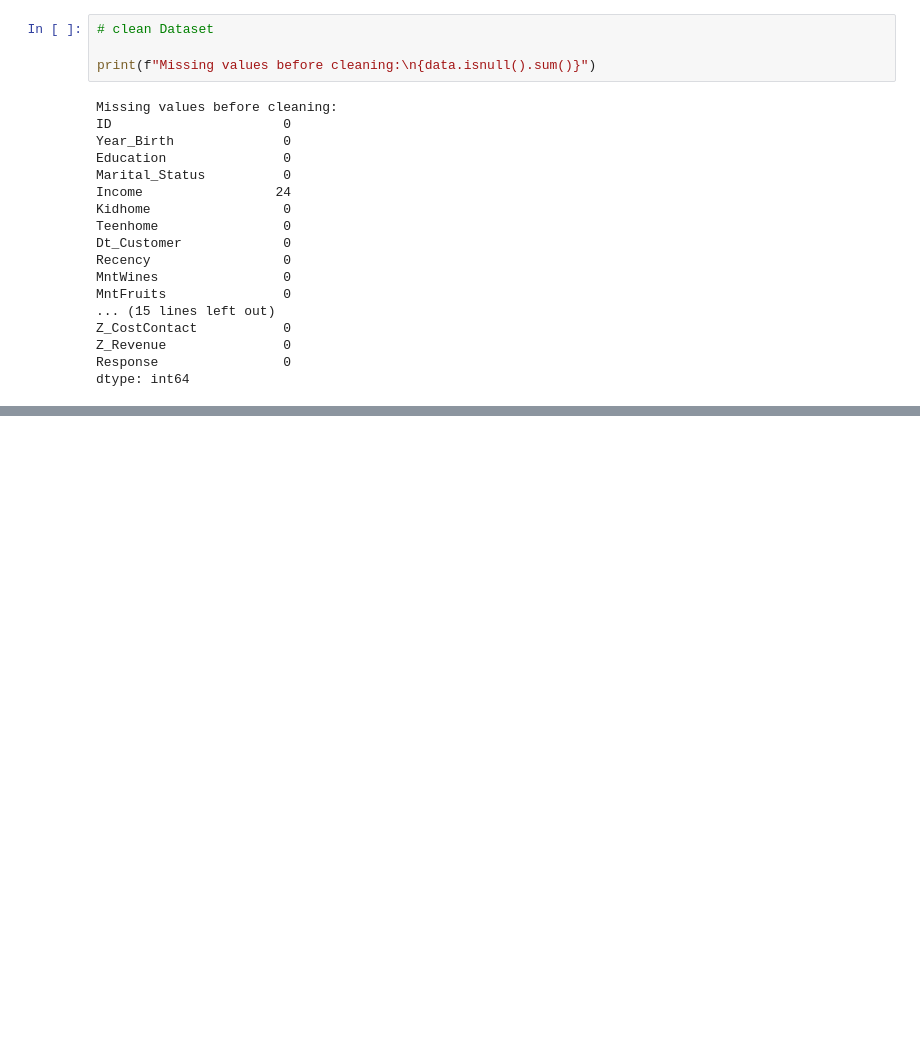
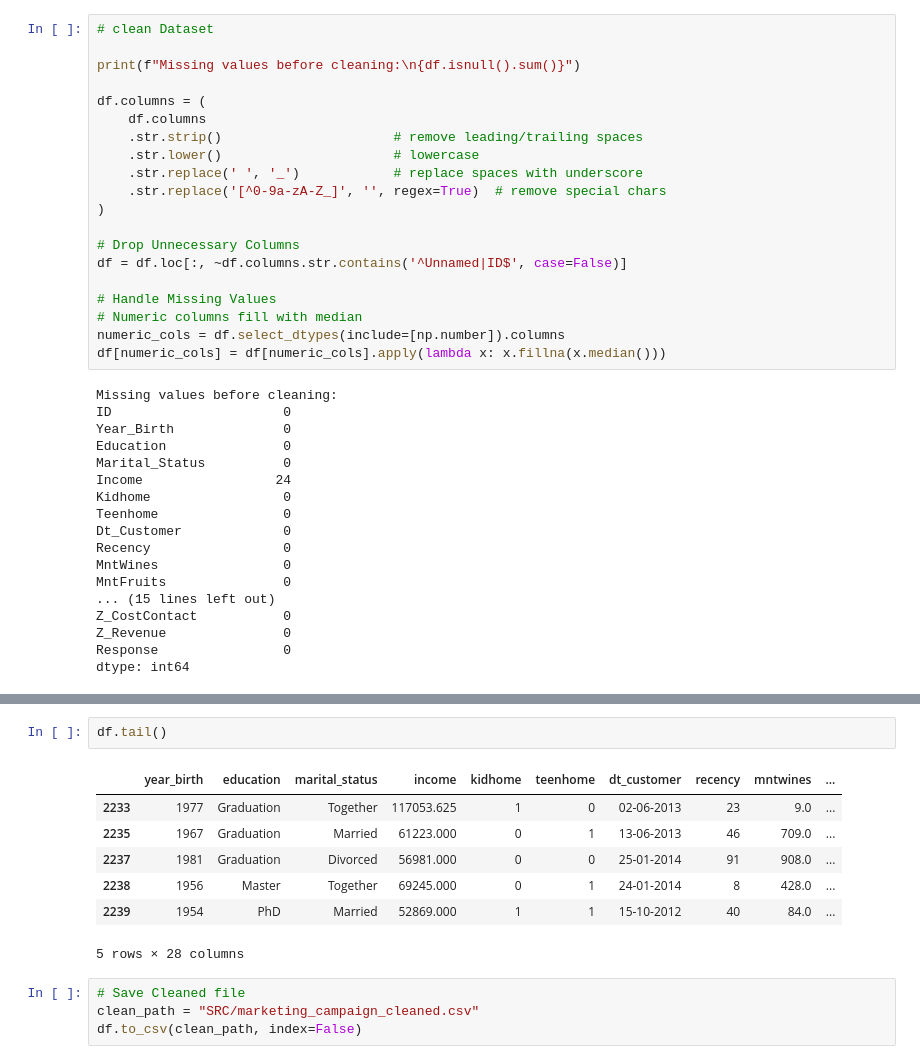
Before and after one commit to got-sanjay/Syntecxhub_Customer_Personality_Analysis, a Jupyter notebook: EDA.ipynb, the cells around one changed output, grey strips where cells are left out. Drawn from its saved outputs; the diff is of its cells as text; blank space fills up the shorter version.

```diff
--- a/EDA.ipynb
+++ b/EDA.ipynb
@@ -48,7 +46,23 @@ Columns: ['ID', 'Year_Birth', 'Education', 'Marital_Status', 'Income', 'Kidhome'
 # %%
 # clean Dataset
 
-print(f"Missing values before cleaning:\n{data.isnull().sum()}")
+print(f"Missing values before cleaning:\n{df.isnull().sum()}")
+
+df.columns = (
+    df.columns
+    .str.strip()                      # remove leading/trailing spaces
+    .str.lower()                      # lowercase
+    .str.replace(' ', '_')            # replace spaces with underscore
+    .str.replace('[^0-9a-zA-Z_]', '', regex=True)  # remove special chars
+)
+
+# Drop Unnecessary Columns
+df = df.loc[:, ~df.columns.str.contains('^Unnamed|ID$', case=False)]
+
+# Handle Missing Values
+# Numeric columns fill with median
+numeric_cols = df.select_dtypes(include=[np.number]).columns
+df[numeric_cols] = df[numeric_cols].apply(lambda x: x.fillna(x.median()))
 # %% [output]
 Missing values before cleaning:
 ID                      0
@@ -73,0 +142,14 @@ backup.shape
+# %%
+df.tail()
+# %% [output]
+|  | year_birth | education | marital_status | income | kidhome | teenhome | dt_customer | recency | mntwines | ... |
+| 2233 | 1977 | Graduation | Together | 117053.625 | 1 | 0 | 02-06-2013 | 23 | 9.0 | ... |
+| 2235 | 1967 | Graduation | Married | 61223.000 | 0 | 1 | 13-06-2013 | 46 | 709.0 | ... |
+| 2237 | 1981 | Graduation | Divorced | 56981.000 | 0 | 0 | 25-01-2014 | 91 | 908.0 | ... |
+| 2238 | 1956 | Master | Together | 69245.000 | 0 | 1 | 24-01-2014 | 8 | 428.0 | ... |
+| 2239 | 1954 | PhD | Married | 52869.000 | 1 | 1 | 15-10-2012 | 40 | 84.0 | ... |
+5 rows × 28 columns
+# %%
+# Save Cleaned file
+clean_path = "SRC/marketing_campaign_cleaned.csv"
+df.to_csv(clean_path, index=False)
```
Also changed, not shown: parts of 8 cells of this notebook, 2 other files.
